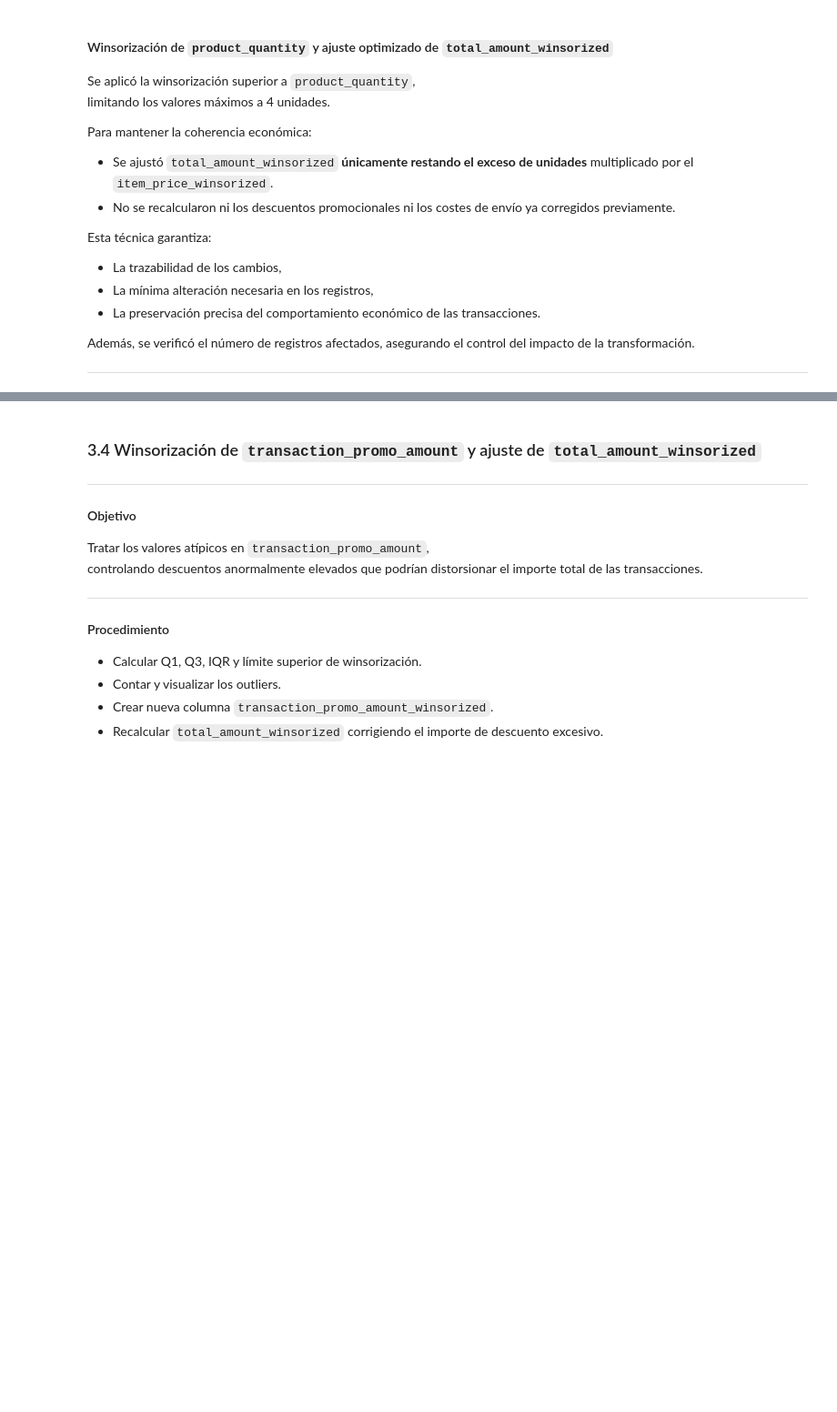
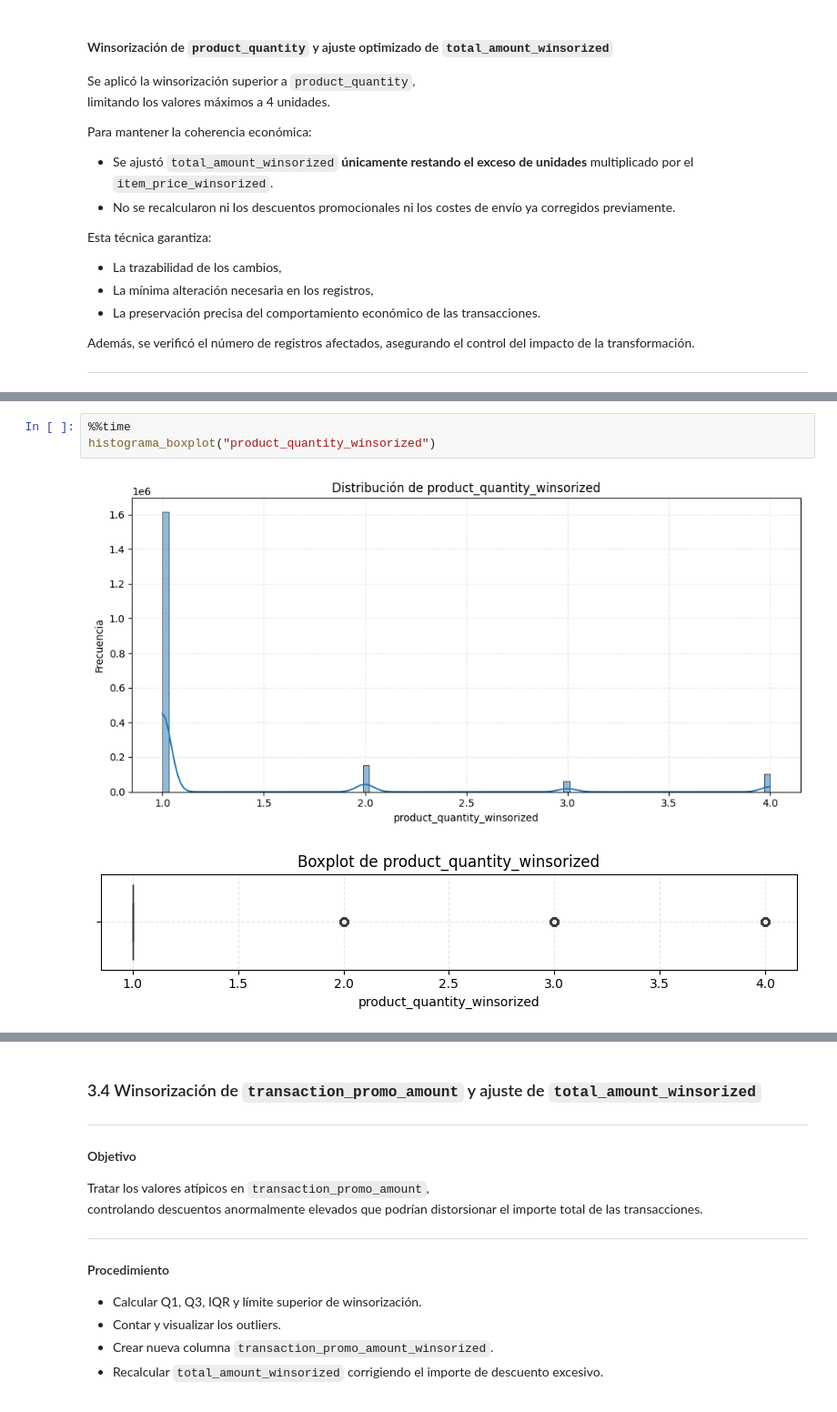
Before and after one commit to admarketingdigital/tfm-retail-recommender, a Jupyter notebook: notebooks/05.Preprocessing.General.ipynb, the cells around one changed output, grey strips where cells are left out. Shown: that part at 91% size. Cells and saved outputs as stored; diff of their text form; blank space fills up the shorter version.

```diff
--- a/notebooks/05.Preprocessing.General.ipynb
+++ b/notebooks/05.Preprocessing.General.ipynb
@@ -980,0 +793,6 @@ Wall time: 44.4 s
+# %%
+%%time
+histograma_boxplot("product_quantity_winsorized")
+# %% [output]
+[figure, added]
+[figure, added]
```
Also changed, not shown: parts of 49 cells of this notebook.
